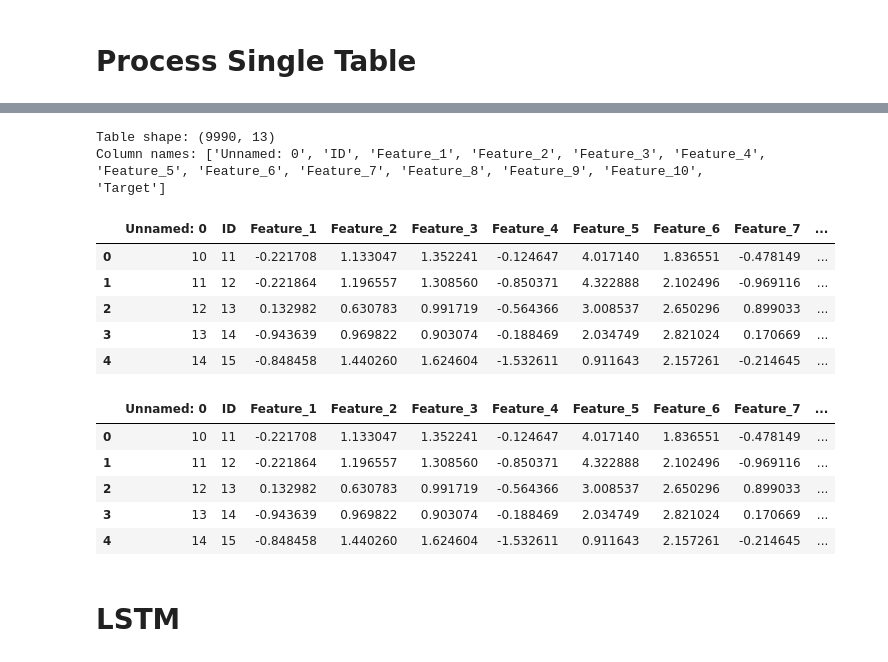
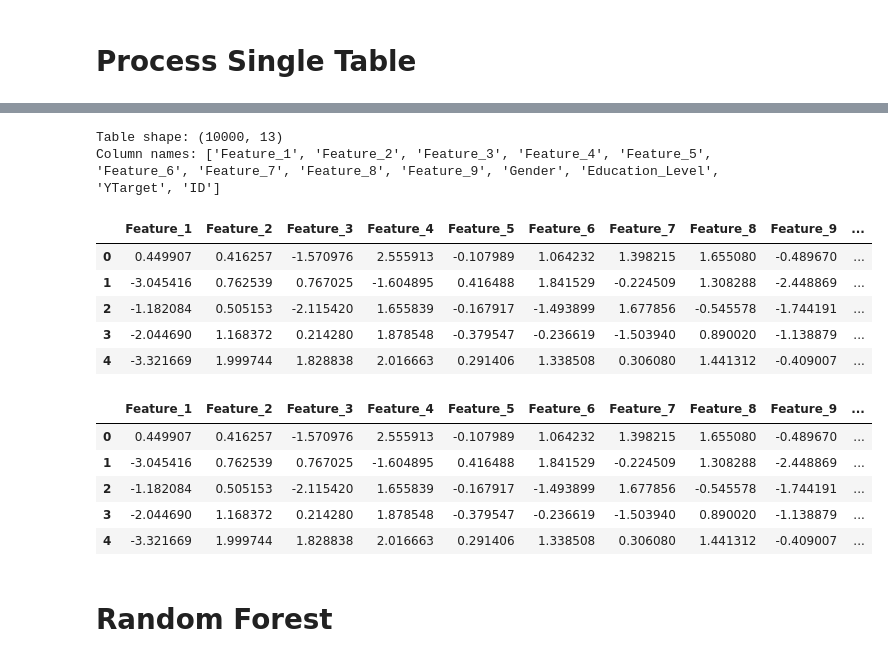
Before and after one commit to eliottvalette/NOTEBOOK-Maker, a Jupyter notebook: Output/exe_C_1_csv_time_series.ipynb, the cells around one changed output, grey strips where cells are left out. Drawn from its saved outputs; the diff is of its cells as text; code cells hidden in the pictures.

```diff
--- a/Output/exe_C_1_csv_time_series.ipynb
+++ b/Output/exe_C_1_csv_time_series.ipynb
@@ -21,32 +13,32 @@ plt.style.use('ggplot')
 sns.set(style='whitegrid')
 # %%
 # Load the dataset
-df = pd.read_csv('Datasets/Tabular/Time_series/dataset_time_series.csv')
+df = pd.read_csv('Datasets/Tabular/Binary_pred/dataset1_with_target.csv')
 
 # Display basic information
 print("Table shape:", df.shape)
 print("Column names:", df.columns.tolist())
 df.head()
 # %% [output]
-Table shape: (9990, 13)
-Column names: ['Unnamed: 0', 'ID', 'Feature_1', 'Feature_2', 'Feature_3', 'Feature_4', 'Feature_5', 'Feature_6', 'Feature_7', 'Feature_8', 'Feature_9', 'Feature_10', 'Target']
+Table shape: (10000, 13)
+Column names: ['Feature_1', 'Feature_2', 'Feature_3', 'Feature_4', 'Feature_5', 'Feature_6', 'Feature_7', 'Feature_8', 'Feature_9', 'Gender', 'Education_Level', 'YTarget', 'ID']
-|  | Unnamed: 0 | ID | Feature_1 | Feature_2 | Feature_3 | Feature_4 | Feature_5 | Feature_6 | Feature_7 | ... |
-| 0 | 10 | 11 | -0.221708 | 1.133047 | 1.352241 | -0.124647 | 4.017140 | 1.836551 | -0.478149 | ... |
-| 1 | 11 | 12 | -0.221864 | 1.196557 | 1.308560 | -0.850371 | 4.322888 | 2.102496 | -0.969116 | ... |
-| 2 | 12 | 13 | 0.132982 | 0.630783 | 0.991719 | -0.564366 | 3.008537 | 2.650296 | 0.899033 | ... |
-| 3 | 13 | 14 | -0.943639 | 0.969822 | 0.903074 | -0.188469 | 2.034749 | 2.821024 | 0.170669 | ... |
-| 4 | 14 | 15 | -0.848458 | 1.440260 | 1.624604 | -1.532611 | 0.911643 | 2.157261 | -0.214645 | ... |
+|  | Feature_1 | Feature_2 | Feature_3 | Feature_4 | Feature_5 | Feature_6 | Feature_7 | Feature_8 | Feature_9 | ... |
+| 0 | 0.449907 | 0.416257 | -1.570976 | 2.555913 | -0.107989 | 1.064232 | 1.398215 | 1.655080 | -0.489670 | ... |
+| 1 | -3.045416 | 0.762539 | 0.767025 | -1.604895 | 0.416488 | 1.841529 | -0.224509 | 1.308288 | -2.448869 | ... |
+| 2 | -1.182084 | 0.505153 | -2.115420 | 1.655839 | -0.167917 | -1.493899 | 1.677856 | -0.545578 | -1.744191 | ... |
+| 3 | -2.044690 | 1.168372 | 0.214280 | 1.878548 | -0.379547 | -0.236619 | -1.503940 | 0.890020 | -1.138879 | ... |
+| 4 | -3.321669 | 1.999744 | 1.828838 | 2.016663 | 0.291406 | 1.338508 | 0.306080 | 1.441312 | -0.409007 | ... |
 # %%
 # Transform categorical columns to numerical
 df = pd.get_dummies(df)
 df.head()
 # %% [output]
-|  | Unnamed: 0 | ID | Feature_1 | Feature_2 | Feature_3 | Feature_4 | Feature_5 | Feature_6 | Feature_7 | ... |
-| 0 | 10 | 11 | -0.221708 | 1.133047 | 1.352241 | -0.124647 | 4.017140 | 1.836551 | -0.478149 | ... |
-| 1 | 11 | 12 | -0.221864 | 1.196557 | 1.308560 | -0.850371 | 4.322888 | 2.102496 | -0.969116 | ... |
-| 2 | 12 | 13 | 0.132982 | 0.630783 | 0.991719 | -0.564366 | 3.008537 | 2.650296 | 0.899033 | ... |
-| 3 | 13 | 14 | -0.943639 | 0.969822 | 0.903074 | -0.188469 | 2.034749 | 2.821024 | 0.170669 | ... |
-| 4 | 14 | 15 | -0.848458 | 1.440260 | 1.624604 | -1.532611 | 0.911643 | 2.157261 | -0.214645 | ... |
+|  | Feature_1 | Feature_2 | Feature_3 | Feature_4 | Feature_5 | Feature_6 | Feature_7 | Feature_8 | Feature_9 | ... |
+| 0 | 0.449907 | 0.416257 | -1.570976 | 2.555913 | -0.107989 | 1.064232 | 1.398215 | 1.655080 | -0.489670 | ... |
+| 1 | -3.045416 | 0.762539 | 0.767025 | -1.604895 | 0.416488 | 1.841529 | -0.224509 | 1.308288 | -2.448869 | ... |
+| 2 | -1.182084 | 0.505153 | -2.115420 | 1.655839 | -0.167917 | -1.493899 | 1.677856 | -0.545578 | -1.744191 | ... |
+| 3 | -2.044690 | 1.168372 | 0.214280 | 1.878548 | -0.379547 | -0.236619 | -1.503940 | 0.890020 | -1.138879 | ... |
+| 4 | -3.321669 | 1.999744 | 1.828838 | 2.016663 | 0.291406 | 1.338508 | 0.306080 | 1.441312 | -0.409007 | ... |
-# %% [markdown]
-# LSTM
+# %% [markdown]
+# Random Forest
 # %%
```
Also changed, not shown: parts of 9 cells of this notebook, 33 other files.
